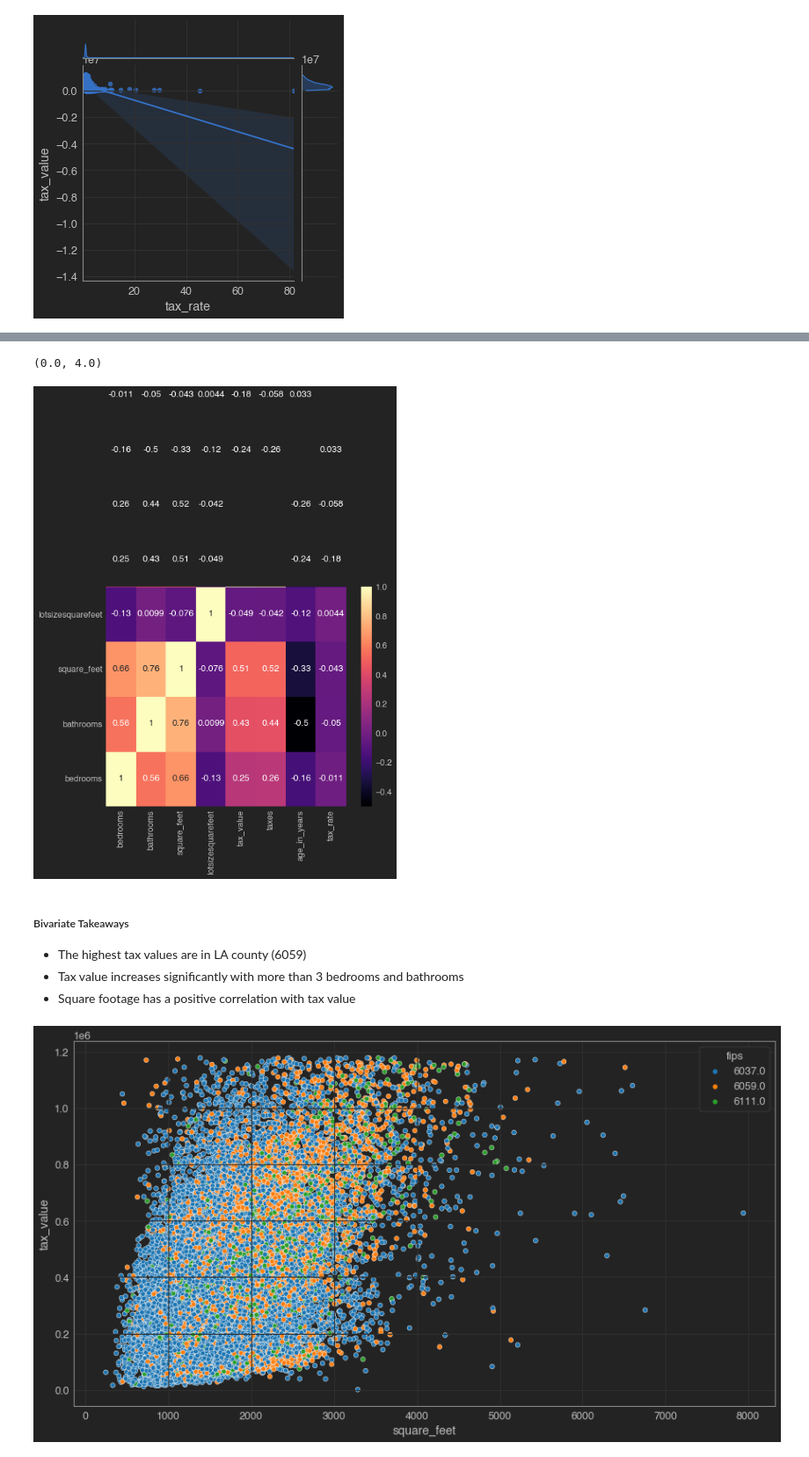
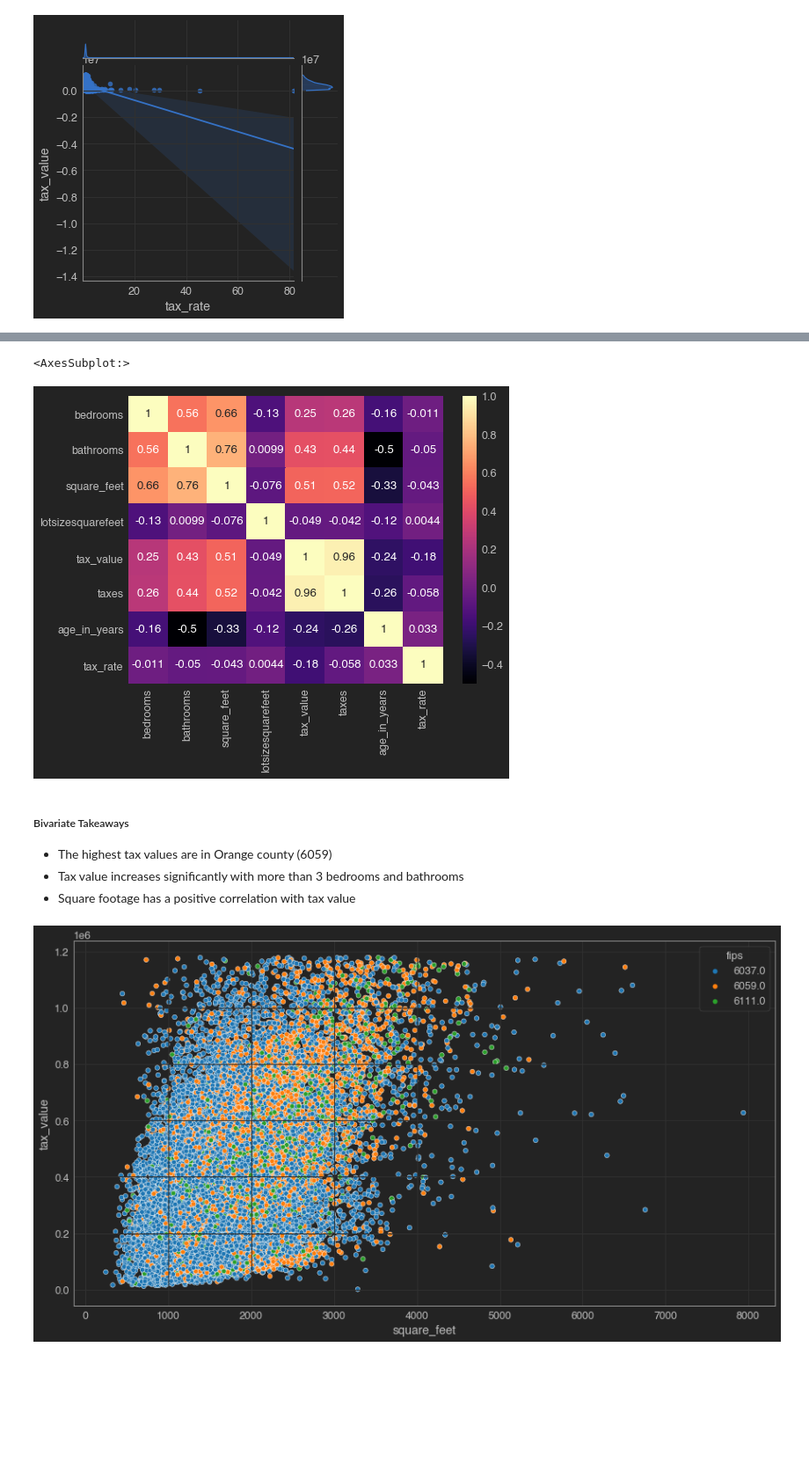
Before and after one commit to Ken-Alviola/Regression-Project-Zillow, a Jupyter notebook: Regression_Project_Zillow.ipynb, the cells around one changed output, grey strips where cells are left out. Shown at 88% size. Saved outputs shown, nothing was run; the diff lists cells and outputs as text; code cells hidden in the pictures; blank space fills up the shorter version.

```diff
--- a/Regression_Project_Zillow.ipynb
+++ b/Regression_Project_Zillow.ipynb
@@ -254,13 +269,12 @@ sns.pairplot(train[plot_vars])
 # %%
 plt.figure(figsize=(8, 6))
 sns.heatmap(train[plot_vars].corr(), cmap='magma', annot=True)
-plt.ylim(0, 4)
 # %% [output]
-(0.0, 4.0)
+<AxesSubplot:>
-[figure, old version]
+[figure, new version]
 # %% [markdown]
 ##### Bivariate Takeaways
-- The highest tax values are in LA county (6059)
+- The highest tax values are in Orange county (6059)
 - Tax value increases significantly with more than 3 bedrooms and bathrooms
 - Square footage has a positive correlation with tax value
 # %%
```
Also changed, not shown: parts of 98 cells of this notebook, 2 other files.
